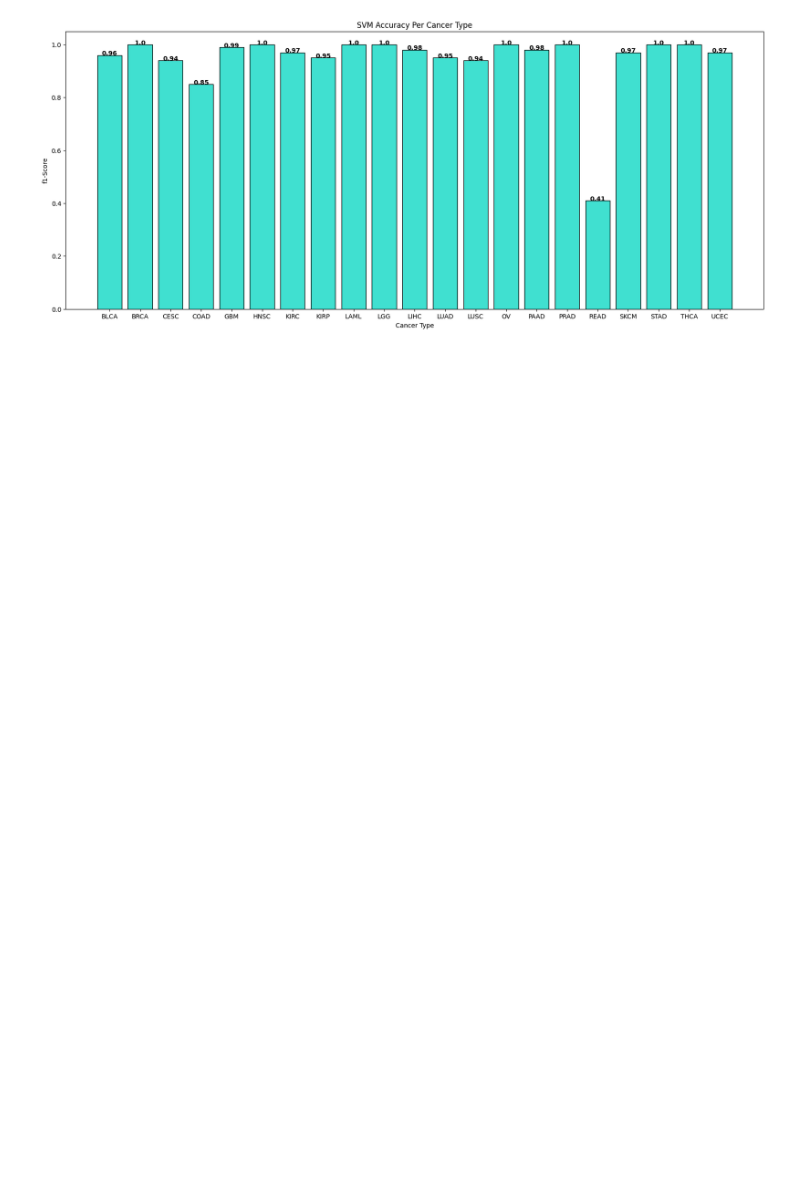
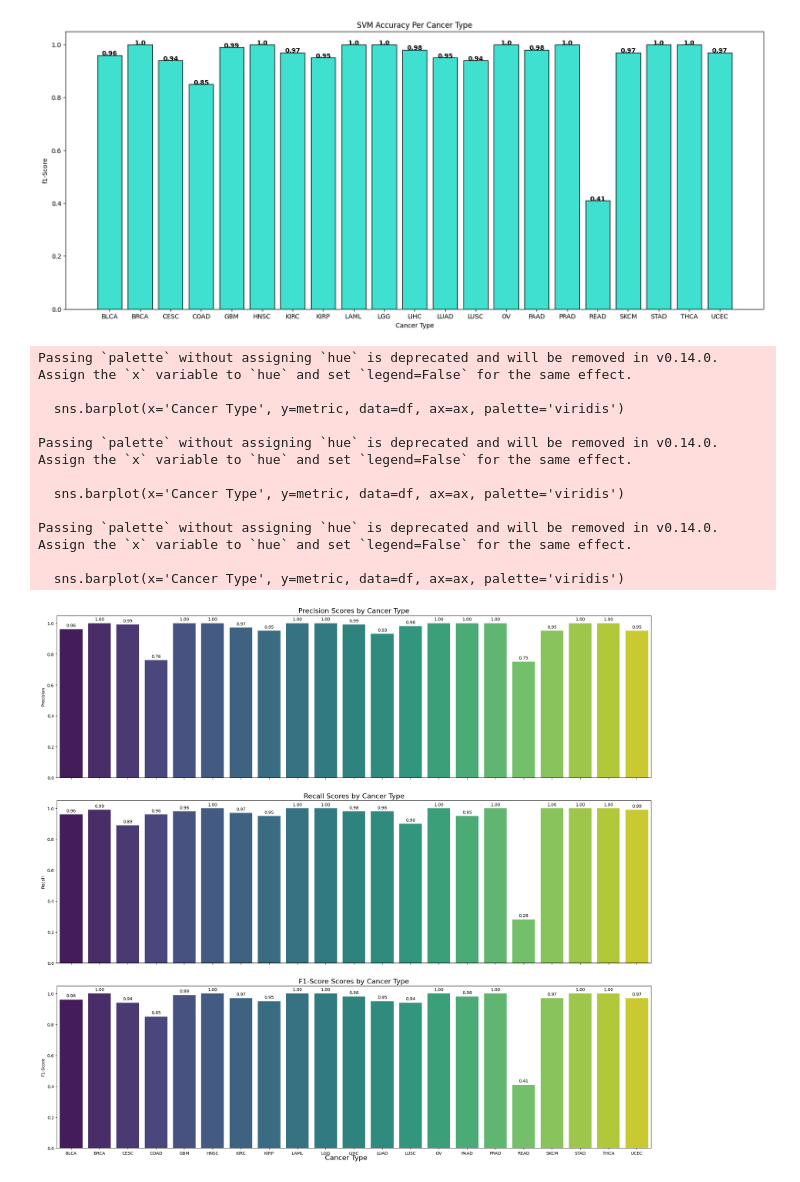
Before and after one commit to ngirmay/Tissue-of-origin, a Jupyter notebook: tissue_oo.ipynb, the cells around one changed output. Drawn from its saved outputs; the diff is of its cells as text; code cells hidden in the pictures; blank space fills up the shorter version.

```diff
--- a/tissue_oo.ipynb
+++ b/tissue_oo.ipynb
@@ -132,3 +134,51 @@ for i, v in enumerate(f1_scores):
 plt.show()
 # %% [output]
 [figure]
+# %%
+# Define the plotting function with annotations
+def plot_metric(df, metric, ax):
+    sns.barplot(x='Cancer Type', y=metric, data=df, ax=ax, palette='viridis')
+    ax.set_title(f'{metric} Scores by Cancer Type', fontsize=16)
+    ax.set_ylabel(metric)
+    ax.set_xlabel('')
+
+    # Add the text annotations on top of the bars
+    for p in ax.patches:
+        ax.annotate(format(p.get_height(), '.2f'),  # Format the score to two decimal places
+                    (p.get_x() + p.get_width() / 2., p.get_height()),  # Position for the annotation
+                    ha='center', va='center',  # Center the text horizontally and vertically
+                    xytext=(0, 9),  # Distance text is raised above the bar
+                    textcoords='offset points',
+                    fontsize=10)  # Font size of the annotation
+
+# Create the subplots
+fig, axes = plt.subplots(3, 1, figsize=(20, 18), sharex=True)
+
+# Plot each metric with annotations
+plot_metric(df, 'Precision', axes[0])
+plot_metric(df, 'Recall', axes[1])
+plot_metric(df, 'F1-Score', axes[2])
+
+# Now set a common x-axis label
+fig.text(0.5, 0.004, 'Cancer Type', ha='center', va='center', fontsize=16)
+# Adjust the layout to give some space at the bottom
+fig.tight_layout(h_pad=3.0)
+
+# Save the figure to a file
+plt.savefig('/Users/ngirmay/Documents/GitHub/Bioinformatics/classification_report_visualization.png', dpi=300)
+
+# Show the plot
+plt.show()
+# %% [output]
+Passing `palette` without assigning `hue` is deprecated and will be removed in v0.14.0. Assign the `x` variable to `hue` and set `legend=False` for the same effect.
+
+  sns.barplot(x='Cancer Type', y=metric, data=df, ax=ax, palette='viridis')
+
+Passing `palette` without assigning `hue` is deprecated and will be removed in v0.14.0. Assign the `x` variable to `hue` and set `legend=False` for the same effect.
+
+  sns.barplot(x='Cancer Type', y=metric, data=df, ax=ax, palette='viridis')
+
+Passing `palette` without assigning `hue` is deprecated and will be removed in v0.14.0. Assign the `x` variable to `hue` and set `legend=False` for the same effect.
+
+  sns.barplot(x='Cancer Type', y=metric, data=df, ax=ax, palette='viridis')
+[figure, added]
```
Also changed, not shown: parts of 7 cells of this notebook.
